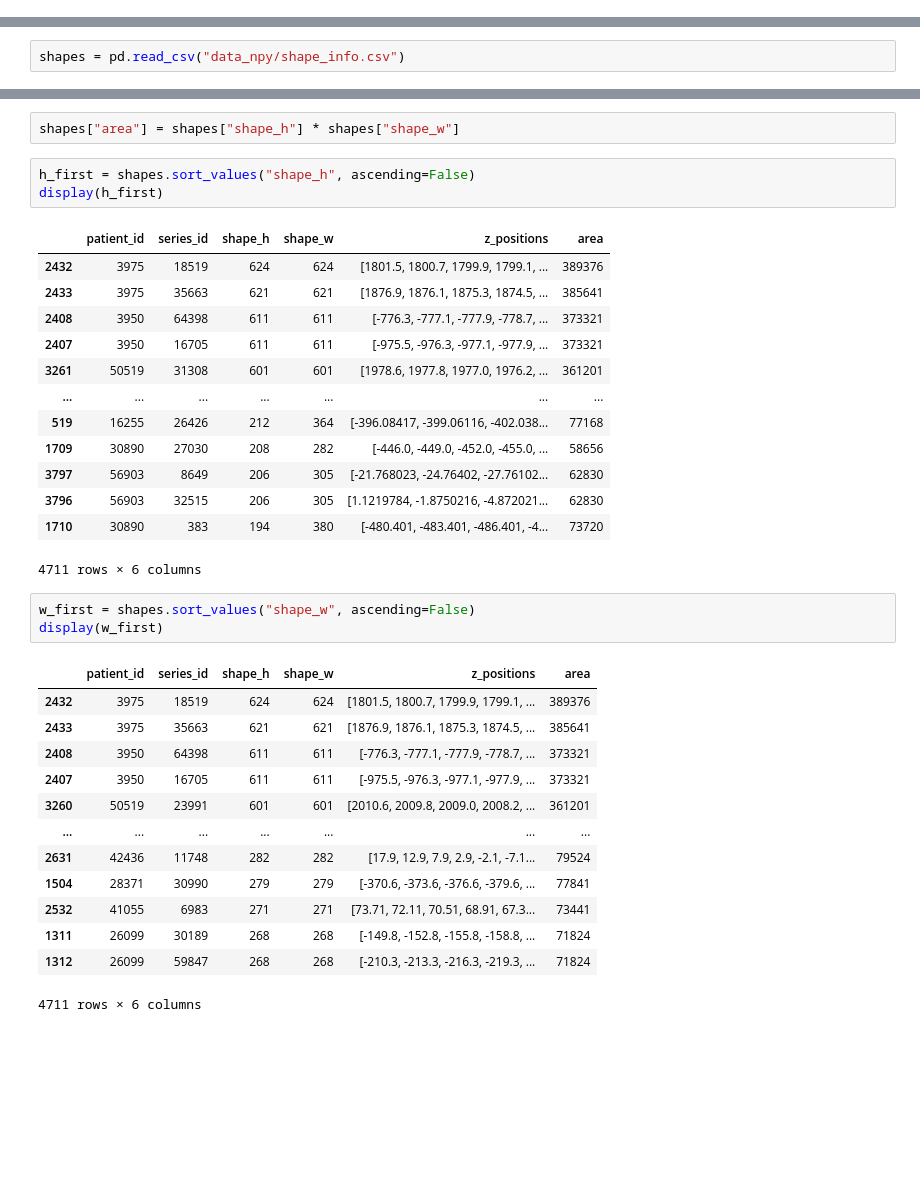
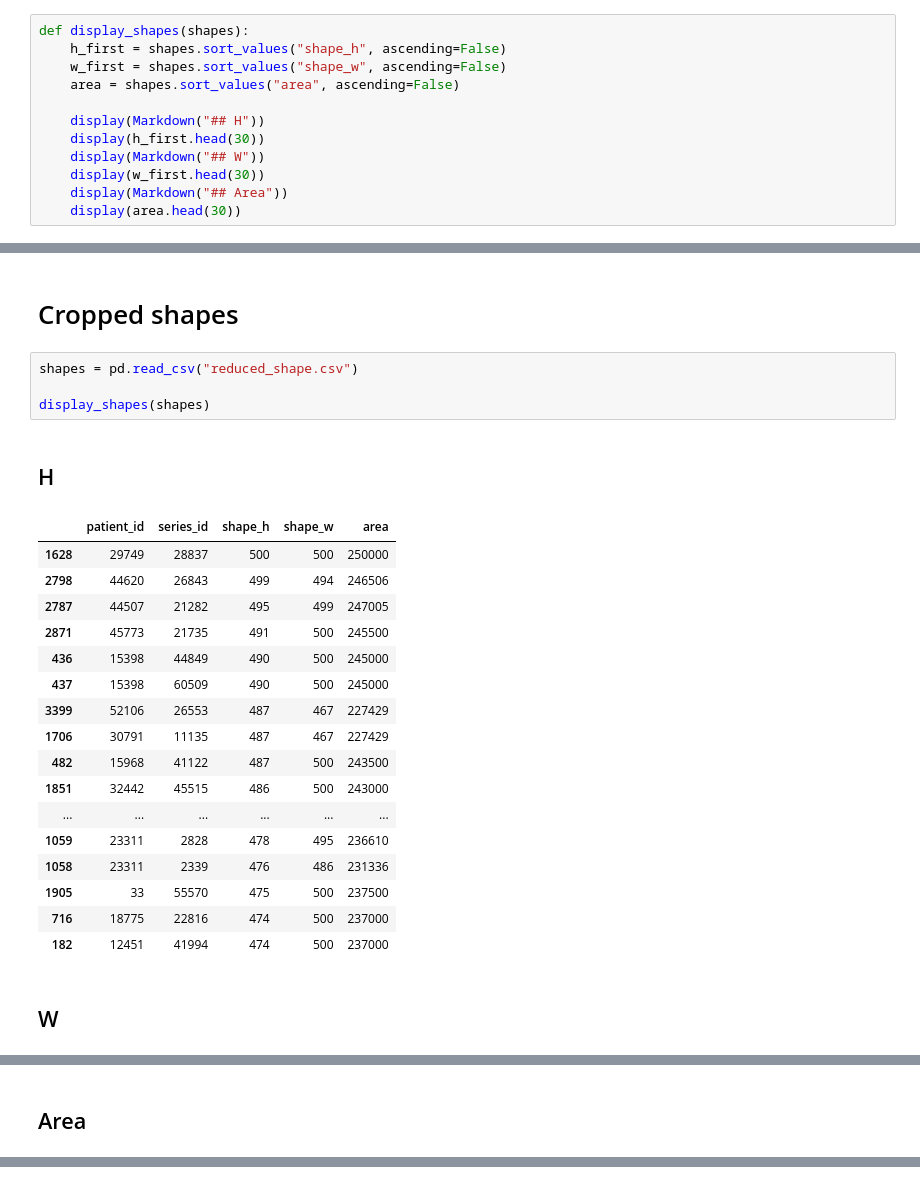
Before and after one commit to louis845/KaggleRSNATrauma, a Jupyter notebook: visualize_shapes.ipynb, the cells around one changed output, grey strips where cells are left out. Cells and saved outputs as stored; diff of their text form; blank space fills up the shorter version.

Commit message:
Added display for cropped shapes

```diff
--- a/visualize_shapes.ipynb
+++ b/visualize_shapes.ipynb
@@ -2,0 +4,12 @@ import pandas as pd
+# %%
+def display_shapes(shapes):
+    h_first = shapes.sort_values("shape_h", ascending=False)
+    w_first = shapes.sort_values("shape_w", ascending=False)
+    area = shapes.sort_values("area", ascending=False)
+
+    display(Markdown("## H"))
+    display(h_first.head(30))
+    display(Markdown("## W"))
+    display(w_first.head(30))
+    display(Markdown("## Area"))
+    display(area.head(30))
@@ -3,2 +78,26 @@ import pandas as pd
+# %% [markdown]
+# Cropped shapes
 # %%
-shapes = pd.read_csv("data_npy/shape_info.csv")
+shapes = pd.read_csv("reduced_shape.csv")
+
+display_shapes(shapes)
+# %% [output]
+## H
+|  | patient_id | series_id | shape_h | shape_w | area |
+| 1628 | 29749 | 28837 | 500 | 500 | 250000 |
+| 2798 | 44620 | 26843 | 499 | 494 | 246506 |
+| 2787 | 44507 | 21282 | 495 | 499 | 247005 |
+| 2871 | 45773 | 21735 | 491 | 500 | 245500 |
+| 436 | 15398 | 44849 | 490 | 500 | 245000 |
+| 437 | 15398 | 60509 | 490 | 500 | 245000 |
+| 3399 | 52106 | 26553 | 487 | 467 | 227429 |
+| 1706 | 30791 | 11135 | 487 | 467 | 227429 |
+| 482 | 15968 | 41122 | 487 | 500 | 243500 |
+| 1851 | 32442 | 45515 | 486 | 500 | 243000 |
+| ... | ... | ... | ... | ... | ... |
+| 1059 | 23311 | 2828 | 478 | 495 | 236610 |
+| 1058 | 23311 | 2339 | 476 | 486 | 231336 |
+| 1905 | 33 | 55570 | 475 | 500 | 237500 |
+| 716 | 18775 | 22816 | 474 | 500 | 237000 |
+| 182 | 12451 | 41994 | 474 | 500 | 237000 |
+## W
@@ -4,0 +121 @@ shapes = pd.read_csv("data_npy/shape_info.csv")
+## Area
@@ -5,36 +138,0 @@ shapes = pd.read_csv("data_npy/shape_info.csv")
-# %%
-shapes["area"] = shapes["shape_h"] * shapes["shape_w"]
-# %%
-h_first = shapes.sort_values("shape_h", ascending=False)
-display(h_first)
-# %% [output]
-|  | patient_id | series_id | shape_h | shape_w | z_positions | area |
-| 2432 | 3975 | 18519 | 624 | 624 | [1801.5, 1800.7, 1799.9, 1799.1, ... | 389376 |
-| 2433 | 3975 | 35663 | 621 | 621 | [1876.9, 1876.1, 1875.3, 1874.5, ... | 385641 |
-| 2408 | 3950 | 64398 | 611 | 611 | [-776.3, -777.1, -777.9, -778.7, ... | 373321 |
-| 2407 | 3950 | 16705 | 611 | 611 | [-975.5, -976.3, -977.1, -977.9, ... | 373321 |
-| 3261 | 50519 | 31308 | 601 | 601 | [1978.6, 1977.8, 1977.0, 1976.2, ... | 361201 |
-| ... | ... | ... | ... | ... | ... | ... |
-| 519 | 16255 | 26426 | 212 | 364 | [-396.08417, -399.06116, -402.038... | 77168 |
-| 1709 | 30890 | 27030 | 208 | 282 | [-446.0, -449.0, -452.0, -455.0, ... | 58656 |
-| 3797 | 56903 | 8649 | 206 | 305 | [-21.768023, -24.76402, -27.76102... | 62830 |
-| 3796 | 56903 | 32515 | 206 | 305 | [1.1219784, -1.8750216, -4.872021... | 62830 |
-| 1710 | 30890 | 383 | 194 | 380 | [-480.401, -483.401, -486.401, -4... | 73720 |
-4711 rows × 6 columns
-# %%
-w_first = shapes.sort_values("shape_w", ascending=False)
-display(w_first)
-# %% [output]
-|  | patient_id | series_id | shape_h | shape_w | z_positions | area |
-| 2432 | 3975 | 18519 | 624 | 624 | [1801.5, 1800.7, 1799.9, 1799.1, ... | 389376 |
-| 2433 | 3975 | 35663 | 621 | 621 | [1876.9, 1876.1, 1875.3, 1874.5, ... | 385641 |
-| 2408 | 3950 | 64398 | 611 | 611 | [-776.3, -777.1, -777.9, -778.7, ... | 373321 |
-| 2407 | 3950 | 16705 | 611 | 611 | [-975.5, -976.3, -977.1, -977.9, ... | 373321 |
-| 3260 | 50519 | 23991 | 601 | 601 | [2010.6, 2009.8, 2009.0, 2008.2, ... | 361201 |
-| ... | ... | ... | ... | ... | ... | ... |
-| 2631 | 42436 | 11748 | 282 | 282 | [17.9, 12.9, 7.9, 2.9, -2.1, -7.1... | 79524 |
-| 1504 | 28371 | 30990 | 279 | 279 | [-370.6, -373.6, -376.6, -379.6, ... | 77841 |
-| 2532 | 41055 | 6983 | 271 | 271 | [73.71, 72.11, 70.51, 68.91, 67.3... | 73441 |
-| 1311 | 26099 | 30189 | 268 | 268 | [-149.8, -152.8, -155.8, -158.8, ... | 71824 |
-| 1312 | 26099 | 59847 | 268 | 268 | [-210.3, -213.3, -216.3, -219.3, ... | 71824 |
-4711 rows × 6 columns
```
Also changed, not shown: parts of 11 cells of this notebook.
